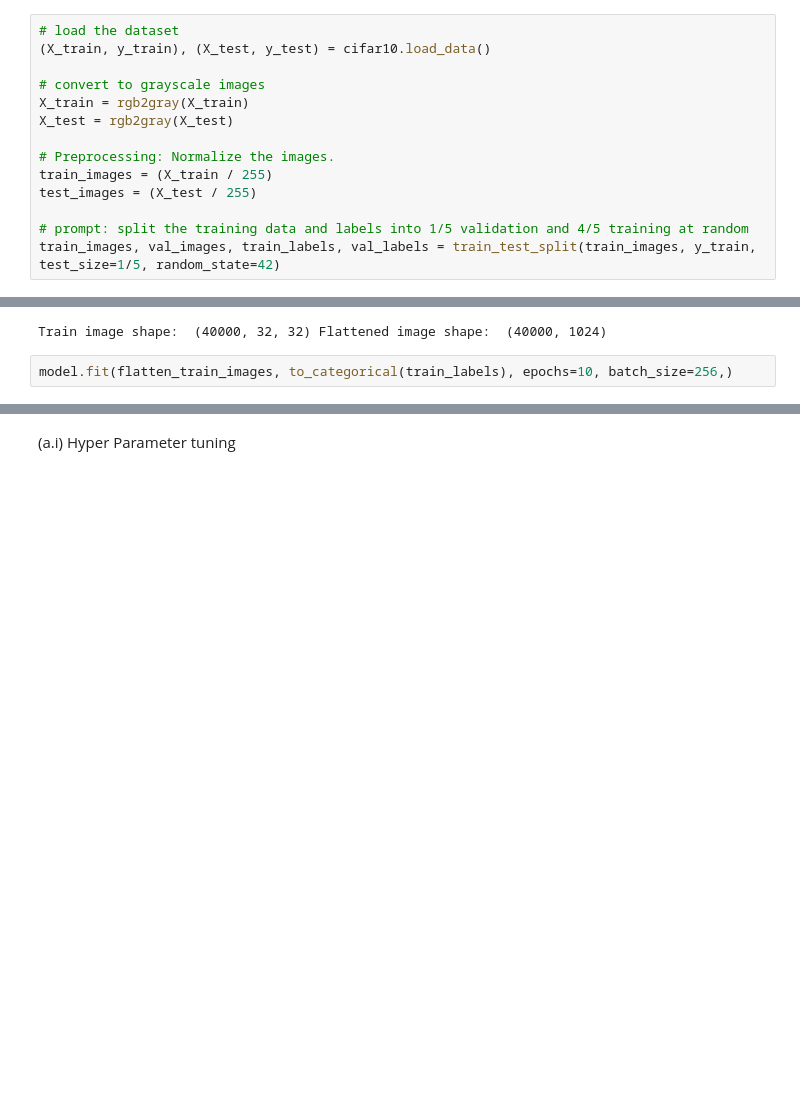
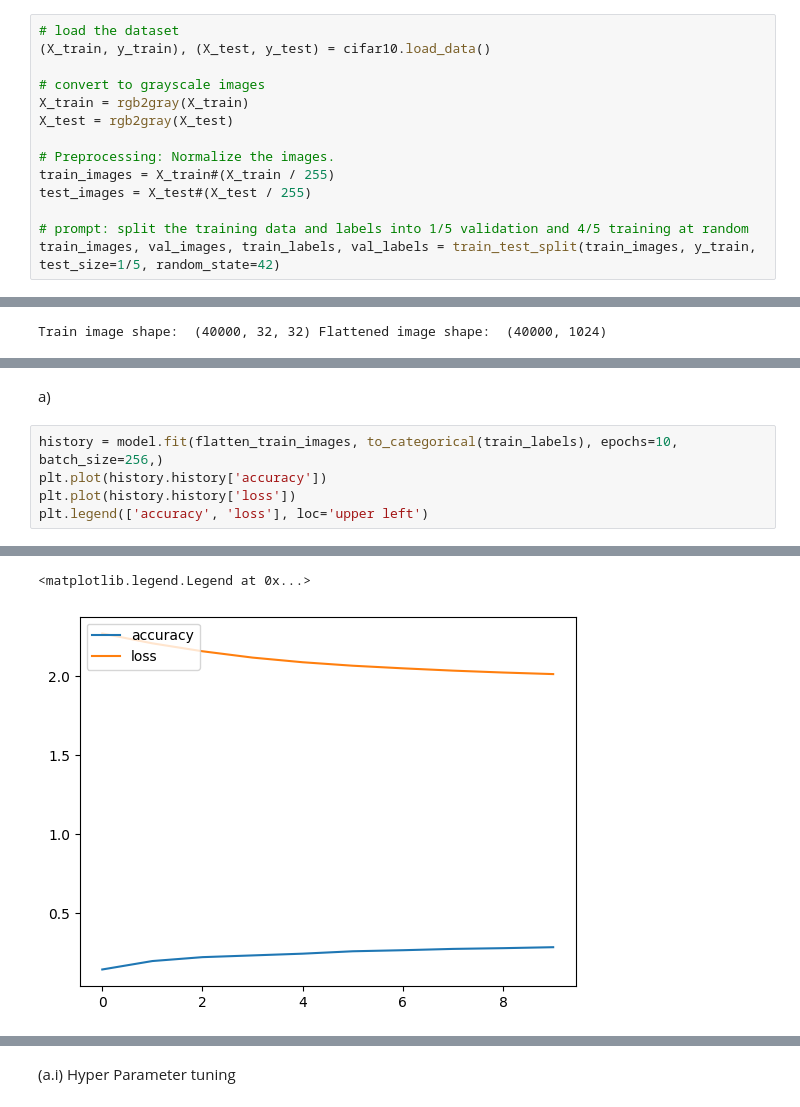
Before and after one commit to kevinkemps/hw3_image_classification, a Jupyter notebook: hw_3.ipynb, the cells around one changed output, grey strips where cells are left out. Drawn from its saved outputs; the diff is of its cells as text; blank space fills up the shorter version.

```diff
--- a/hw_3.ipynb
+++ b/hw_3.ipynb
@@ -30,8 +31,8 @@ X_train = rgb2gray(X_train)
 X_test = rgb2gray(X_test)
 
 # Preprocessing: Normalize the images.
-train_images = (X_train / 255)
-test_images = (X_test / 255)
+train_images = X_train#(X_train / 255)
+test_images = X_test#(X_test / 255)
 
 # prompt: split the training data and labels into 1/5 validation and 4/5 training at random
 train_images, val_images, train_labels, val_labels = train_test_split(train_images, y_train, test_size=1/5, random_state=42)
@@ -79,5 +70,3 @@ flatten_test_images = test_images.reshape((-1, 32*32))
 print("Train image shape: ", train_images.shape, "Flattened image shape: ", flatten_train_images.shape)
 # %% [output]
 Train image shape:  (40000, 32, 32) Flattened image shape:  (40000, 1024)
-# %%
-model.fit(flatten_train_images, to_categorical(train_labels), epochs=10, batch_size=256,)
@@ -105,0 +73,8 @@ Epoch 10/10
+# %% [markdown]
+a)
+# %%
+history = model.fit(flatten_train_images, to_categorical(train_labels), epochs=10, batch_size=256,)
+plt.plot(history.history['accuracy'])
+plt.plot(history.history['loss'])
+plt.legend(['accuracy', 'loss'], loc='upper left')
+# %% [output]
@@ -106,3 +101,5 @@ Epoch 10/10
+<matplotlib.legend.Legend at 0x...>
+[figure, added]
 # %%
 
 # Evaluate your model's performance on the test data
```
Also changed, not shown: parts of 57 cells of this notebook.
